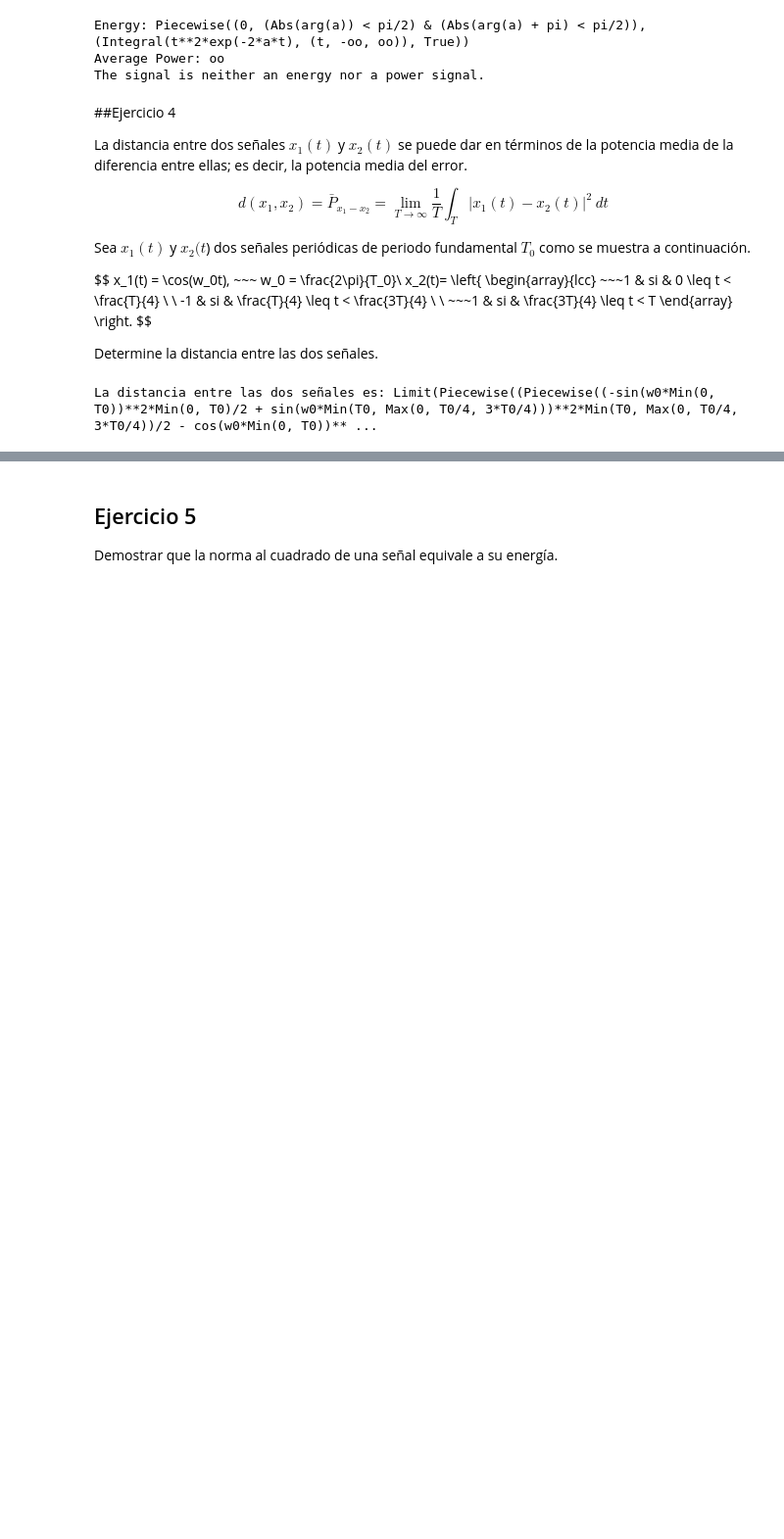
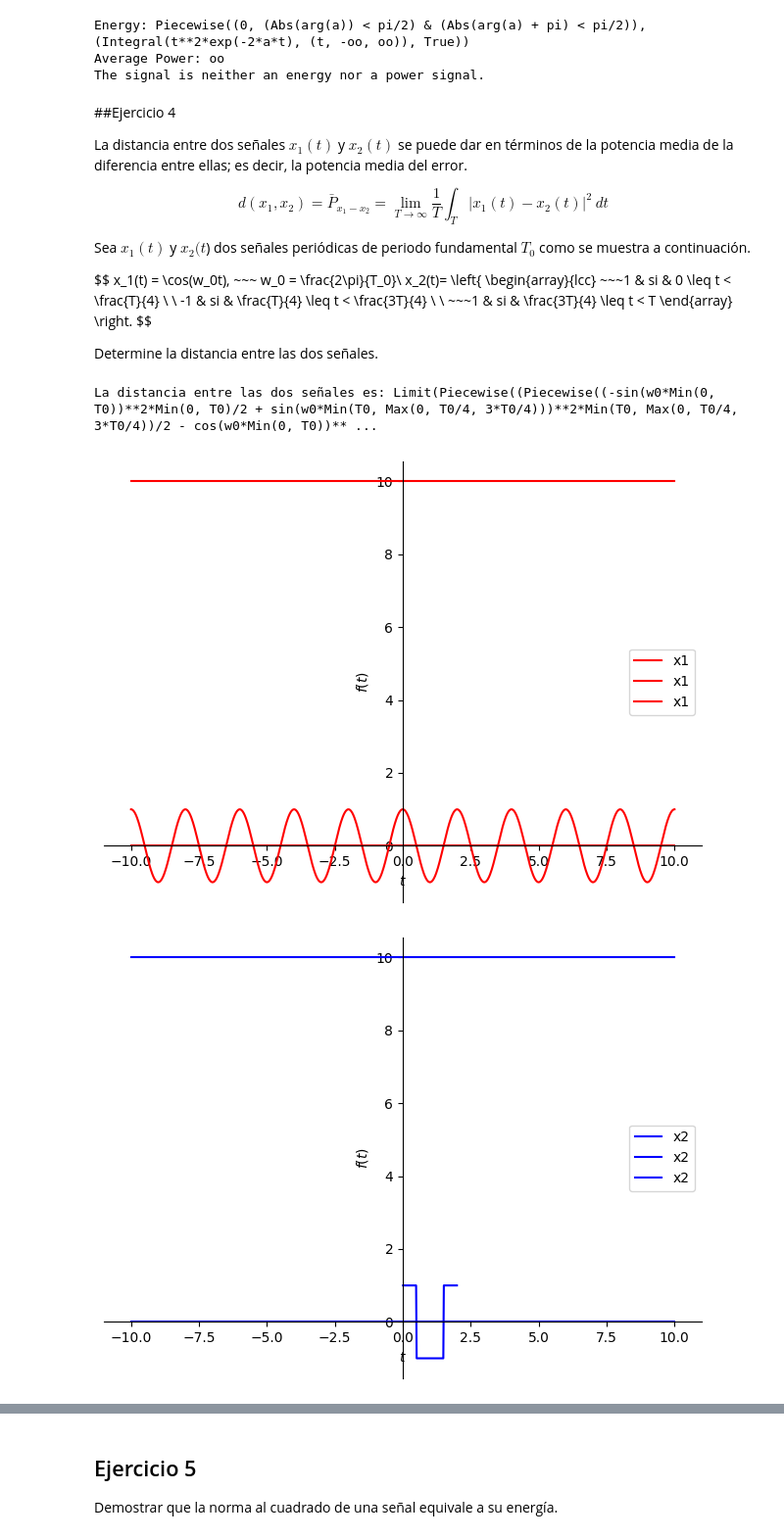
Before and after one commit to sillHD/CuadernosSyS, a Jupyter notebook: PrimerCorte3/Ejercicios_de__Señales_De_Energia_Y_De_Potencia.ipynb, the cells around one changed output, grey strips where cells are left out. Shown: that part at 98% size. Saved outputs shown, nothing was run; the diff lists cells and outputs as text; code cells hidden in the pictures; blank space fills up the shorter version.

```diff
--- a/PrimerCorte3/Ejercicios_de__Señales_De_Energia_Y_De_Potencia.ipynb
+++ b/PrimerCorte3/Ejercicios_de__Señales_De_Energia_Y_De_Potencia.ipynb
@@ -434,25 +434,41 @@ Determine la distancia entre las dos señales.
 # %%
 import numpy as np
 import sympy as sp
 
 # Definir símbolos
 t, T0, w0 = sp.symbols('t T0 w0', real=True)
 
 # Definir las señales
 x1 = sp.cos(w0 * t)
 x2 = sp.Piecewise(
     (1, (t >= 0) & (t < T0 / 4)),
     (-1, (t >= T0 / 4) & (t < 3 * T0 / 4)),
     (1, (t >= 3 * T0 / 4) & (t < T0))
 )
 
 # Calcular la diferencia entre las señales
 diff = x1 - x2
 
 # Calcular la distancia (potencia media del error)
 distance = limit((1 / T0) * integrate(diff**2, (t, 0, T0),), T0, oo)
 
 # Mostrar el resultado
 print('La distancia entre las dos señales es:', distance)
+
+# Reemplazar w0
+x1 = x1.subs(w0, 2 * sp.pi / T0)
+
+# asignar un valor al periodo
+x1 = x1.subs(T0,2)
+x2 = x2.subs(T0,2)
+
+# Graficar
+
+p1 = plot(x1,0,10, line_color = 'r', legend = True, label = "x1")
+p2 = plot(x2,0,10,line_color = "blue" ,legend = True, label = "x2")
+p1.extend(p2)
+p1.show()
 # %% [output]
 La distancia entre las dos señales es: Limit(Piecewise((Piecewise((-sin(w0*Min(0, T0))**2*Min(0, T0)/2 + sin(w0*Min(T0, Max(0, T0/4, 3*T0/4)))**2*Min(T0, Max(0, T0/4, 3*T0/4))/2 - cos(w0*Min(0, T0))** ...
+[figure, added]
+[figure, added]
```
Also changed, not shown: parts of 3 cells of this notebook.
